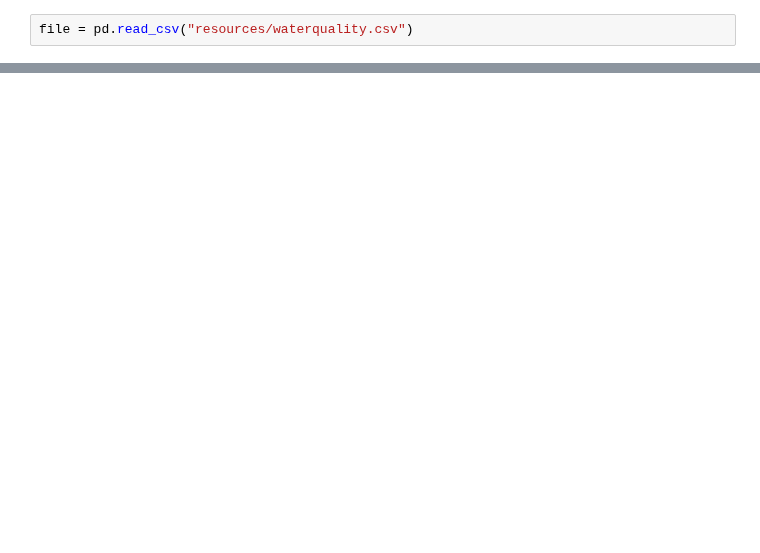
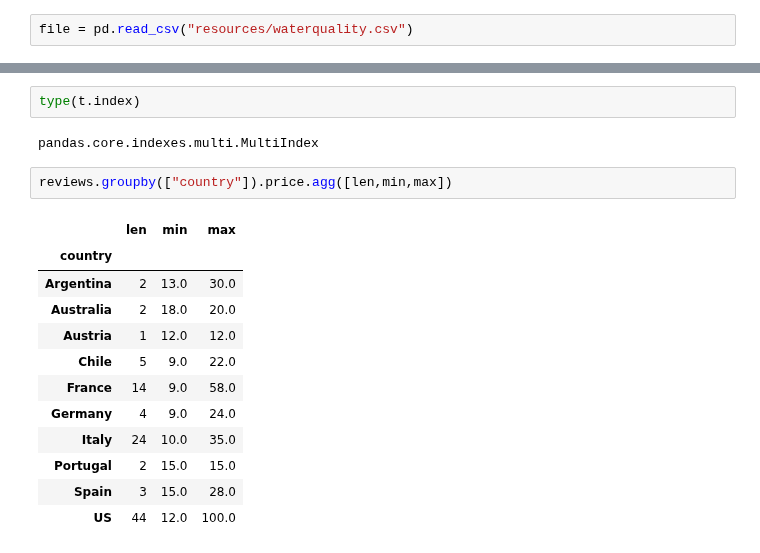
Before and after one commit to technoadnan/py-100-days-dr-angela, a Jupyter notebook: useful_programs/pandas/04_grouping_sorting.ipynb, the cells around one changed output, grey strips where cells are left out. Cells and saved outputs as stored; diff of their text form; blank space fills up the shorter version.

Commit message:
Refactor code for working with pandas in exercise summary function maps

```diff
--- a/useful_programs/pandas/04_grouping_sorting.ipynb
+++ b/useful_programs/pandas/04_grouping_sorting.ipynb
@@ -40,0 +167,19 @@ Name: AirTemp (C), Length: 72, dtype: float64
+# %%
+type(t.index)
+# %% [output]
+pandas.core.indexes.multi.MultiIndex
+# %%
+reviews.groupby(["country"]).price.agg([len,min,max])
+# %% [output]
+|  | len | min | max |
+| country |  |  |  |
+| Argentina | 2 | 13.0 | 30.0 |
+| Australia | 2 | 18.0 | 20.0 |
+| Austria | 1 | 12.0 | 12.0 |
+| Chile | 5 | 9.0 | 22.0 |
+| France | 14 | 9.0 | 58.0 |
+| Germany | 4 | 9.0 | 24.0 |
+| Italy | 24 | 10.0 | 35.0 |
+| Portugal | 2 | 15.0 | 15.0 |
+| Spain | 3 | 15.0 | 28.0 |
+| US | 44 | 12.0 | 100.0 |
```
Also changed, not shown: parts of 21 cells of this notebook, 1 other file.
